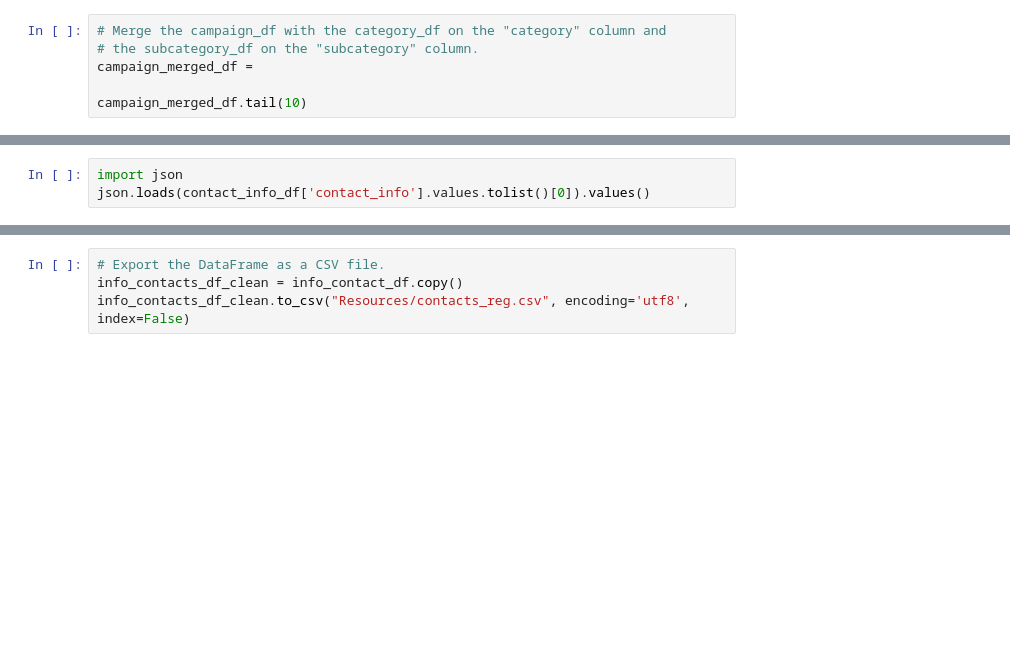
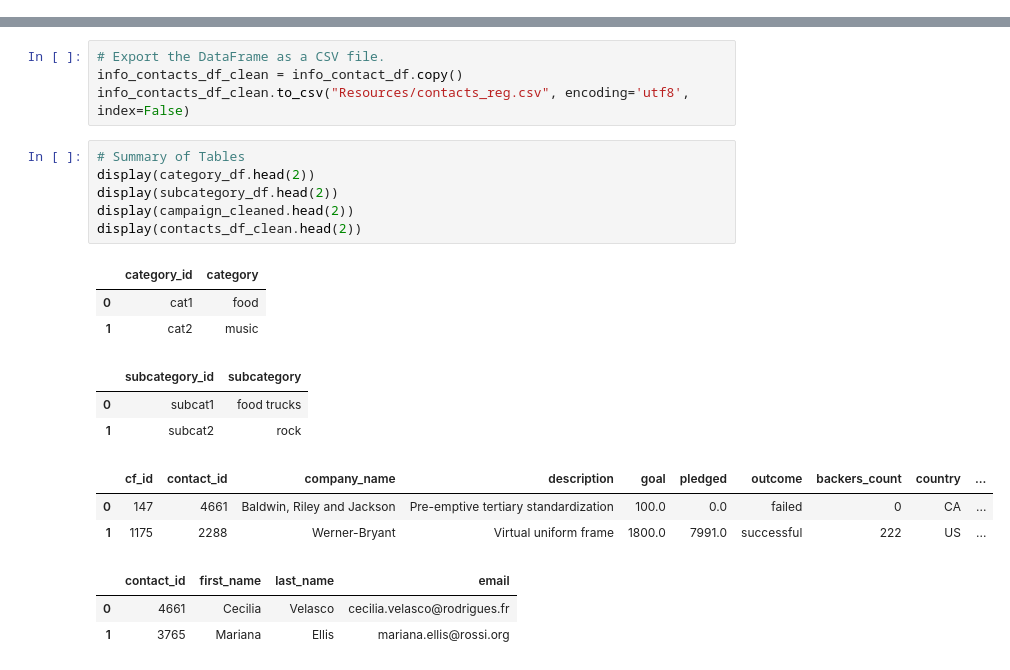
Before and after one commit to StarkArk/Crowdfunding_ETL, a Jupyter notebook: ETL_Mini_Project_Code.ipynb, the cells around one changed output, grey strips where cells are left out. Drawn from its saved outputs; the diff is of its cells as text; blank space fills up the shorter version.

Commit message:
Final Commented Cleaned

```diff
--- a/ETL_Mini_Project_Code.ipynb
+++ b/ETL_Mini_Project_Code.ipynb
@@ -348,9 +303,3 @@ campaign_merged_df.tail(10)
 | 997 | 1388 | 4517 | Valenzuela-Cook | Total incremental productivity | 6700.0 | 7496.0 | successful | 300 | US | ... |
 | 998 | 2448 | 2389 | Little Ltd | Decentralized bandwidth-monitored... | 6900.0 | 12155.0 | successful | 419 | US | ... |
 | 999 | 602 | 2153 | Giles-Smith | Right-sized web-enabled intranet | 9700.0 | 11929.0 | successful | 331 | US | ... |
-# %%
-# Merge the campaign_df with the category_df on the "category" column and
-# the subcategory_df on the "subcategory" column.
-campaign_merged_df =
-
-campaign_merged_df.tail(10)
@@ -441,3 +373,0 @@ str
-# %%
-import json
-json.loads(contact_info_df['contact_info'].values.tolist()[0]).values()
@@ -704,3 +603,22 @@ memory usage: 39.2+ KB
 # Export the DataFrame as a CSV file.
 info_contacts_df_clean = info_contact_df.copy()
 info_contacts_df_clean.to_csv("Resources/contacts_reg.csv", encoding='utf8', index=False)
+# %%
+# Summary of Tables
+display(category_df.head(2))
+display(subcategory_df.head(2))
+display(campaign_cleaned.head(2))
+display(contacts_df_clean.head(2))
+# %% [output]
+|  | category_id | category |
+| 0 | cat1 | food |
+| 1 | cat2 | music |
+|  | subcategory_id | subcategory |
+| 0 | subcat1 | food trucks |
+| 1 | subcat2 | rock |
+|  | cf_id | contact_id | company_name | description | goal | pledged | outcome | backers_count | country | ... |
+| 0 | 147 | 4661 | Baldwin, Riley and Jackson | Pre-emptive tertiary standardization | 100.0 | 0.0 | failed | 0 | CA | ... |
+| 1 | 1175 | 2288 | Werner-Bryant | Virtual uniform frame | 1800.0 | 7991.0 | successful | 222 | US | ... |
+|  | contact_id | first_name | last_name | email |
+| 0 | 4661 | Cecilia | Velasco | cecilia.velasco@rodrigues.fr |
+| 1 | 3765 | Mariana | Ellis | mariana.ellis@rossi.org |
```
Also changed, not shown: parts of 15 cells of this notebook, 1 other file.
